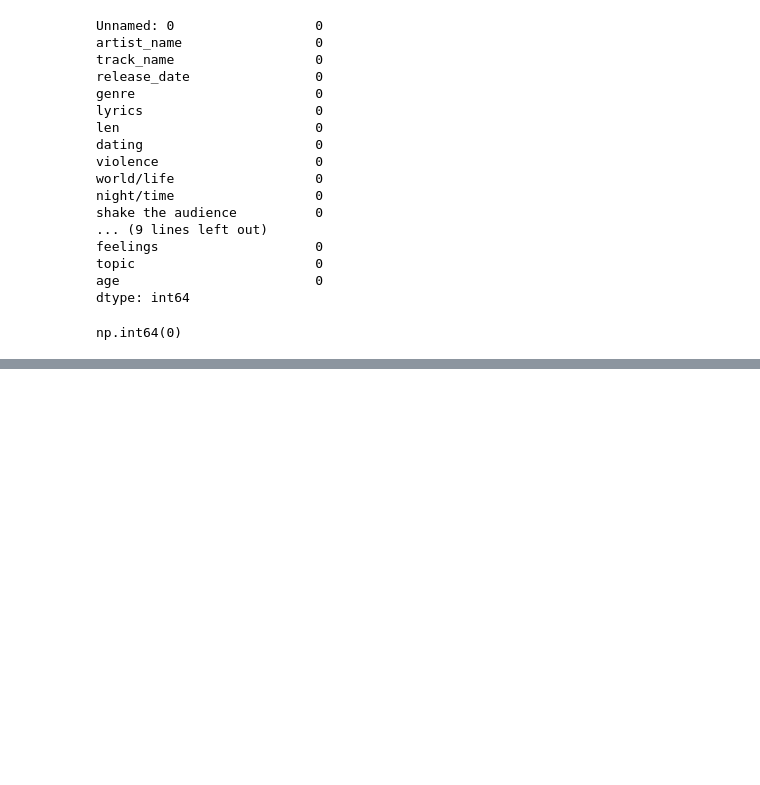
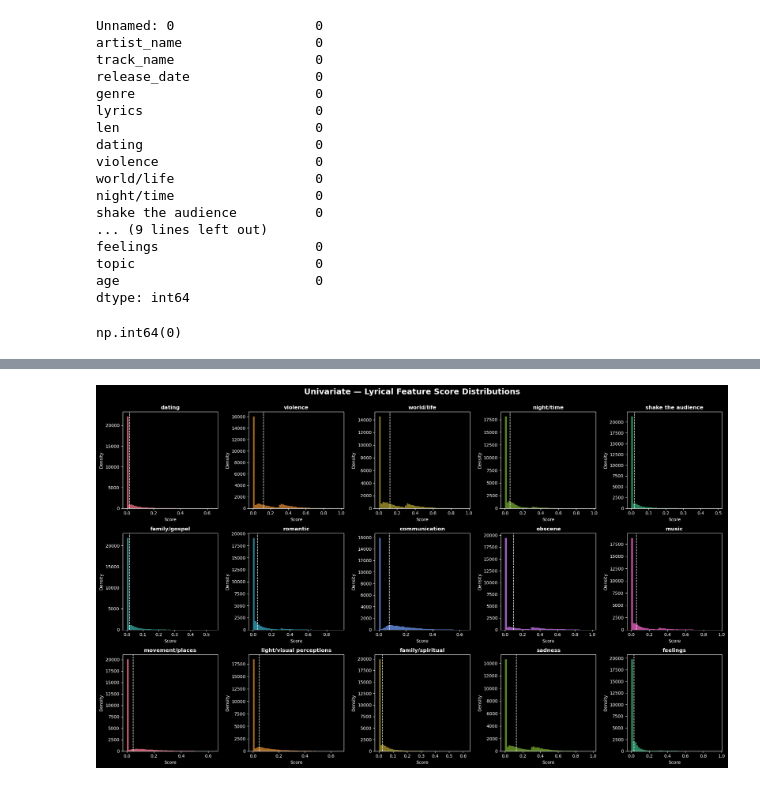
Before and after one commit to ach0309/music_recommendation_ml, a Jupyter notebook: code/explore.ipynb, the cells around one changed output, grey strips where cells are left out. Saved outputs shown, nothing was run; the diff lists cells and outputs as text; code cells hidden in the pictures; blank space fills up the shorter version.

```diff
--- a/code/explore.ipynb
+++ b/code/explore.ipynb
@@ -109,0 +139,35 @@ plt.show()
+# %%
+# how likely each song is to express each lyrical theme (from 0-1)
+
+lyrical_cols = [
+    'dating', 'violence', 'world/life', 'night/time', 'shake the audience',
+    'family/gospel', 'romantic', 'communication', 'obscene', 'music',
+    'movement/places', 'light/visual perceptions', 'family/spiritual',
+    'sadness', 'feelings'
+]
+
+fig, ax = plt.subplots(3, 5, figsize=(20, 12))
+ax = ax.flatten()
+
+# iterate through list of lyrical_cols and create histplots
+for i, col in enumerate(lyrical_cols):
+    sns.histplot(df[col], ax=ax[i], bins=50, color=PALETTE[i % len(PALETTE)], edgecolor=None)
+
+    # mean line for each plot
+    mean_val = df[col].mean()
+    ax[i].axvline(mean_val, linestyle='--', linewidth=1.2, color='white')
+
+    ax[i].set_title(f"{col}", fontweight="bold")
+    ax[i].set_xlabel("Score")
+    ax[i].set_ylabel("Density")
+
+# hide unused axes
+for j in range(len(lyrical_cols), len(ax)):
+    ax[j].set_visible(False)
+
+
+plt.suptitle("Univariate — Lyrical Feature Score Distributions", y=1, fontsize=18, fontweight='bold')
+plt.tight_layout()
+plt.show()
+# %% [output]
+[figure, added]
```
Also changed, not shown: parts of 32 cells of this notebook, 2 other files.
